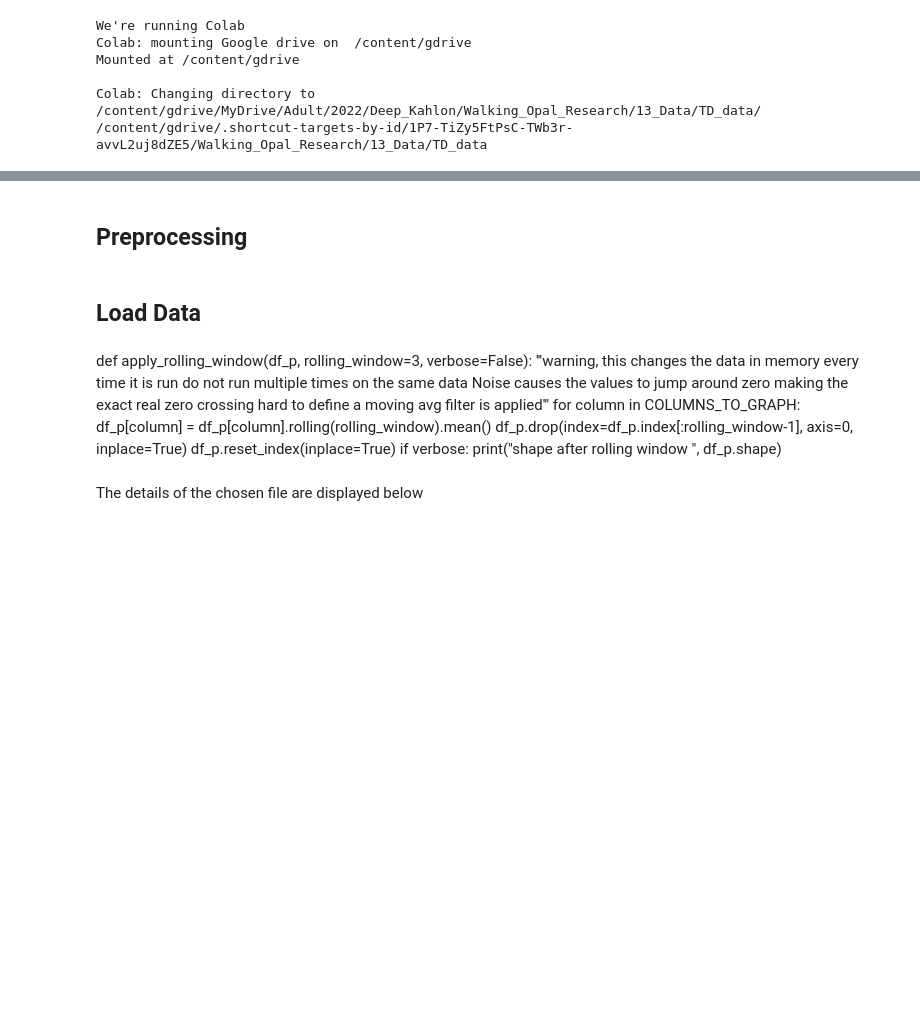
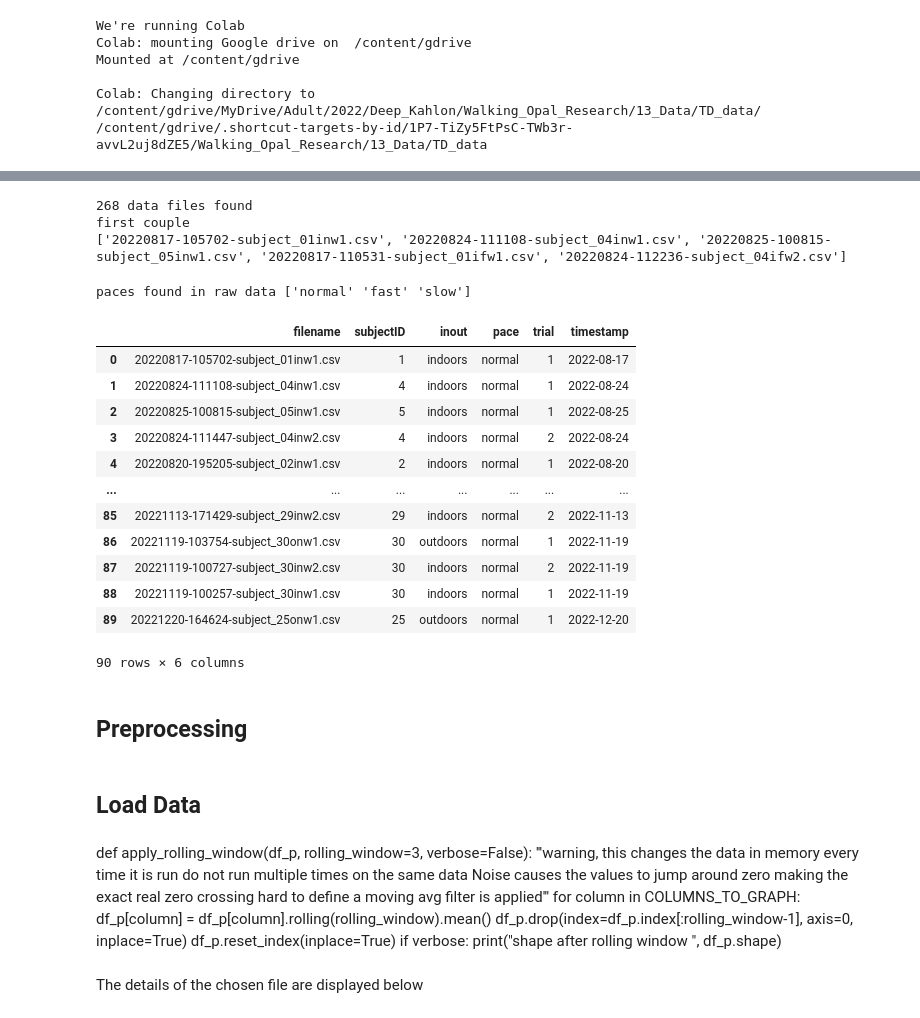
Before and after one commit to Alexander-philip-sage/gate_analysis, a Jupyter notebook: Deliverable2_Gate_Graphs.ipynb, the cells around one changed output, grey strips where cells are left out. Saved outputs shown, nothing was run; the diff lists cells and outputs as text; code cells hidden in the pictures; blank space fills up the shorter version.

```diff
--- a/Deliverable2_Gate_Graphs.ipynb
+++ b/Deliverable2_Gate_Graphs.ipynb
@@ -46,2 +101,6 @@ Requirement already satisfied: six in /usr/local/lib/python3.10/dist-packages (f
+# %%
+DATA_DIR = 'raw_data_2023.01.31'#'Text_File/Master_Data--TD_1-30_CSVFiles/Subjects_1-30-inw1_through_osw1'
+GATE_CROSSING = -0.3
+FREQUENCY = 128
 # %%
 PACE = 'normal'
@@ -55,0 +112,10 @@ first couple
+# %%
+gate_files = [os.path.basename(x) for x in glob.glob(os.path.join(DATA_DIR,"*.csv"))]
+
+print(len(gate_files), "data files found")
+print("first couple")
+print(gate_files[:5])
+# %% [output]
+268 data files found
+first couple
+['20220817-105702-subject_01inw1.csv', '20220824-111108-subject_04inw1.csv', '20220825-100815-subject_05inw1.csv', '20220817-110531-subject_01ifw1.csv', '20220824-112236-subject_04ifw2.csv']
@@ -56,2 +147,51 @@ first couple
+# %%
+def check_indoor_and_outdoor(metadata):
+  '''removes subjects from the dataset if they don't have at least one indoor
+  and one outdoor file'''
+  remove_subjectID = []
+  for _,subs in metadata.groupby(by=['subjectID']):
+    if len(subs[subs.inout=='indoors'])==0 or len(subs[subs.inout=='outdoors'])==0:
+      remove_subjectID.append(subs.subjectID.iloc[0])
+      print("\n found incomplete data")
+      print(subs[['filename', 'subjectID', 'inout', 'pace']])
+  return metadata[~metadata.subjectID.isin(remove_subjectID)]
+# %%
+def load_metadata(PACE, DATA_DIR):
+  ##load all data files
+  gate_files = [os.path.basename(x) for x in glob.glob(os.path.join(DATA_DIR,"*.csv"))]
+  metadata_list = []
+  for file in gate_files:
+    subjectID, inout, pace, trial, timestamp = extract_trial_data(file, verbose=False)
+    metadata_list.append([file, subjectID, inout, pace, trial, timestamp])
+  metadata = pd.DataFrame(metadata_list, columns=['filename', 'subjectID', 'inout', 'pace', 'trial', 'timestamp'])
+  print("paces found in raw data", metadata['pace'].unique())
+  ##filter on pace
+  metadata = metadata.loc[metadata['pace']==PACE]
+  ##checks and removes incomplete data
+  metadata = check_indoor_and_outdoor(metadata)
+  metadata.reset_index(inplace=True, drop=True)
+  return metadata
+# %%
+metadata=load_metadata(PACE, DATA_DIR)
+##filter out only the specified walking pace
+metadata = metadata.loc[metadata['pace']==PACE]
+metadata = check_indoor_and_outdoor(metadata)
+metadata.reset_index(inplace=True, drop=True)
+metadata
+# %% [output]
+paces found in raw data ['normal' 'fast' 'slow']
+|  | filename | subjectID | inout | pace | trial | timestamp |
+| 0 | 20220817-105702-subject_01inw1.csv | 1 | indoors | normal | 1 | 2022-08-17 |
+| 1 | 20220824-111108-subject_04inw1.csv | 4 | indoors | normal | 1 | 2022-08-24 |
+| 2 | 20220825-100815-subject_05inw1.csv | 5 | indoors | normal | 1 | 2022-08-25 |
+| 3 | 20220824-111447-subject_04inw2.csv | 4 | indoors | normal | 2 | 2022-08-24 |
+| 4 | 20220820-195205-subject_02inw1.csv | 2 | indoors | normal | 1 | 2022-08-20 |
+| ... | ... | ... | ... | ... | ... | ... |
+| 85 | 20221113-171429-subject_29inw2.csv | 29 | indoors | normal | 2 | 2022-11-13 |
+| 86 | 20221119-103754-subject_30onw1.csv | 30 | outdoors | normal | 1 | 2022-11-19 |
+| 87 | 20221119-100727-subject_30inw2.csv | 30 | indoors | normal | 2 | 2022-11-19 |
+| 88 | 20221119-100257-subject_30inw1.csv | 30 | indoors | normal | 1 | 2022-11-19 |
+| 89 | 20221220-164624-subject_25onw1.csv | 25 | outdoors | normal | 1 | 2022-12-20 |
+90 rows × 6 columns
 # %% [markdown]
 ## Preprocessing
```
Also changed, not shown: parts of 193 cells of this notebook.
